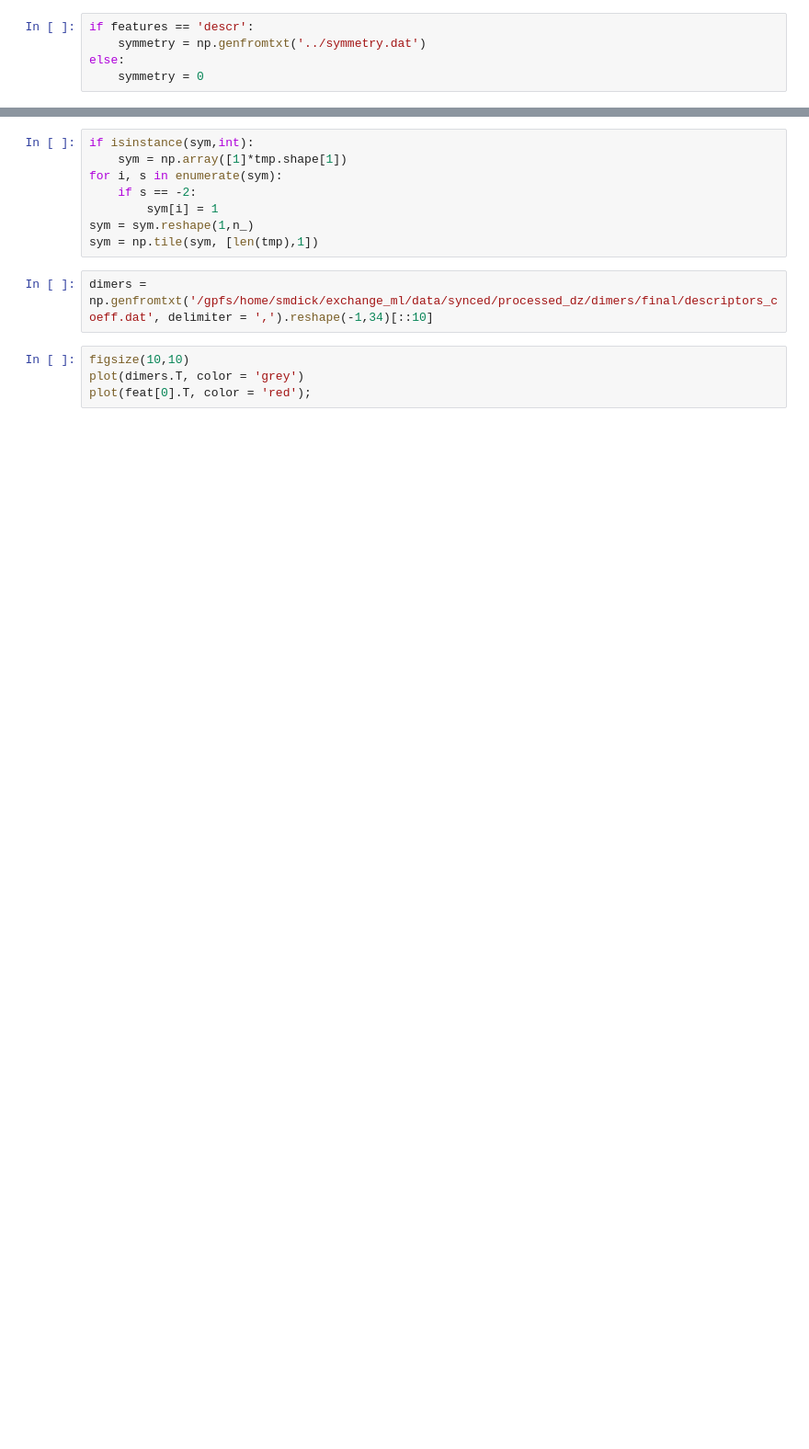
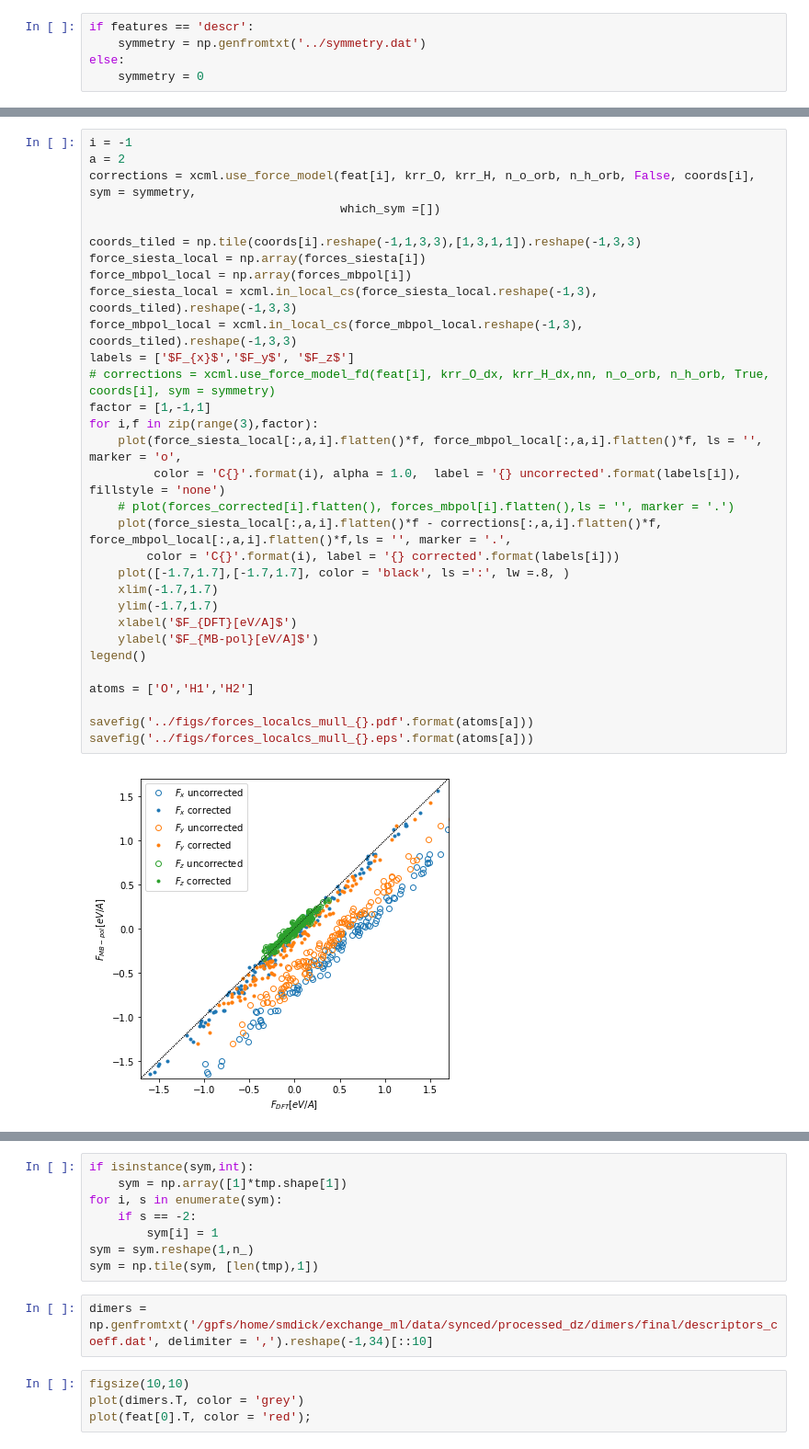
Before and after one commit to semodi/mlcf, a Jupyter notebook: analysis/test_along_traj.ipynb, the cells around one changed output, grey strips where cells are left out. Shown at 92% size. Drawn from its saved outputs; the diff is of its cells as text; blank space fills up the shorter version.

```diff
--- a/analysis/test_along_traj.ipynb
+++ b/analysis/test_along_traj.ipynb
@@ -156,0 +158,33 @@ print(np.std(forces_siesta[i,:,atom].flatten() - corrections[:,atom].flatten() -
+# %%
+i = -1
+a = 2
+corrections = xcml.use_force_model(feat[i], krr_O, krr_H, n_o_orb, n_h_orb, False, coords[i], sym = symmetry,
+                                   which_sym =[])
+
+coords_tiled = np.tile(coords[i].reshape(-1,1,3,3),[1,3,1,1]).reshape(-1,3,3)
+force_siesta_local = np.array(forces_siesta[i])
+force_mbpol_local = np.array(forces_mbpol[i])
+force_siesta_local = xcml.in_local_cs(force_siesta_local.reshape(-1,3), coords_tiled).reshape(-1,3,3)
+force_mbpol_local = xcml.in_local_cs(force_mbpol_local.reshape(-1,3), coords_tiled).reshape(-1,3,3)
+labels = ['$F_{x}$','$F_y$', '$F_z$']
+# corrections = xcml.use_force_model_fd(feat[i], krr_O_dx, krr_H_dx,nn, n_o_orb, n_h_orb, True, coords[i], sym = symmetry)
+factor = [1,-1,1]
+for i,f in zip(range(3),factor):
+    plot(force_siesta_local[:,a,i].flatten()*f, force_mbpol_local[:,a,i].flatten()*f, ls = '', marker = 'o',
+         color = 'C{}'.format(i), alpha = 1.0,  label = '{} uncorrected'.format(labels[i]), fillstyle = 'none')
+    # plot(forces_corrected[i].flatten(), forces_mbpol[i].flatten(),ls = '', marker = '.')
+    plot(force_siesta_local[:,a,i].flatten()*f - corrections[:,a,i].flatten()*f, force_mbpol_local[:,a,i].flatten()*f,ls = '', marker = '.',
+        color = 'C{}'.format(i), label = '{} corrected'.format(labels[i]))
+    plot([-1.7,1.7],[-1.7,1.7], color = 'black', ls =':', lw =.8, )
+    xlim(-1.7,1.7)
+    ylim(-1.7,1.7)
+    xlabel('$F_{DFT}[eV/A]$')
+    ylabel('$F_{MB-pol}[eV/A]$')
+legend()
+
+atoms = ['O','H1','H2']
+
+savefig('../figs/forces_localcs_mull_{}.pdf'.format(atoms[a]))
+savefig('../figs/forces_localcs_mull_{}.eps'.format(atoms[a]))
+# %% [output]
+[figure, added]
```
Also changed, not shown: parts of 11 cells of this notebook, 3 other files.
